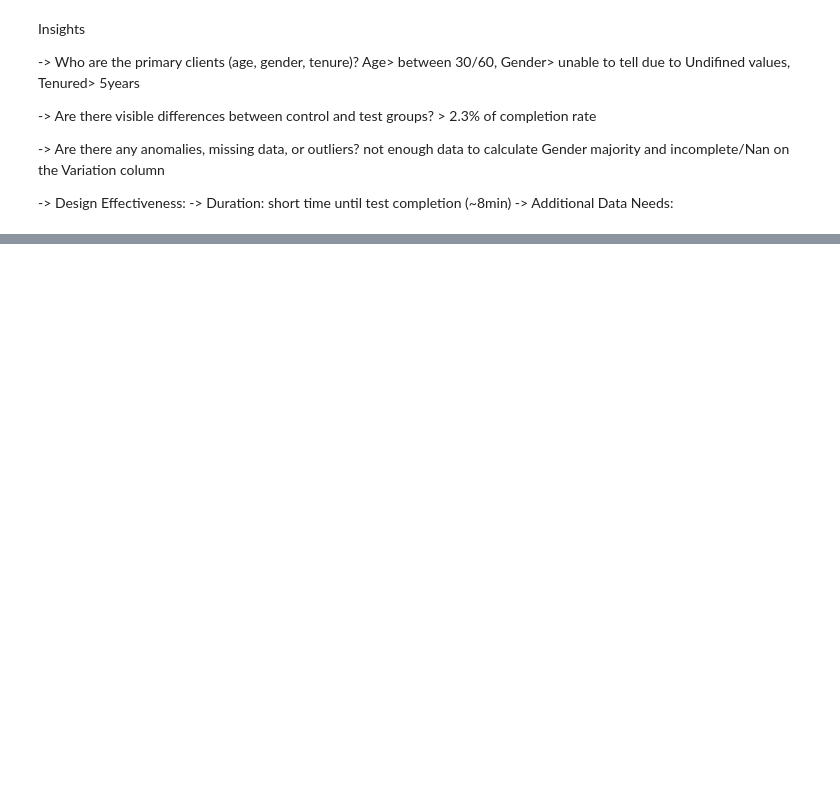
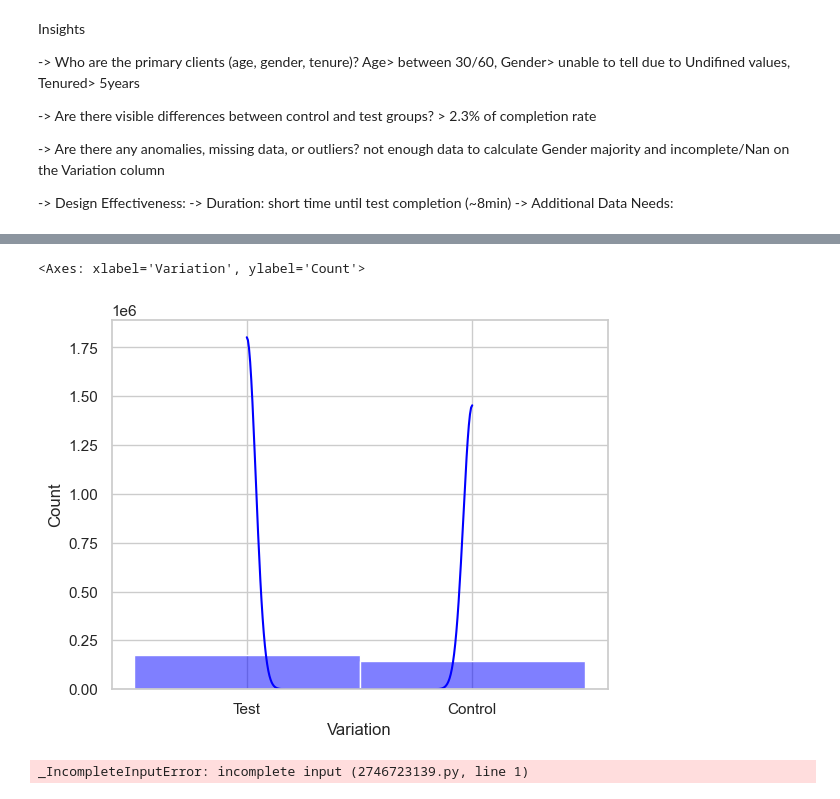
Before and after one commit to GucciXXX4/IronHack_Project2, a Jupyter notebook: 01_EDA_and_Cleaning.ipynb, the cells around one changed output, grey strips where cells are left out. Drawn from its saved outputs; the diff is of its cells as text; code cells hidden in the pictures; blank space fills up the shorter version.

```diff
--- a/01_EDA_and_Cleaning.ipynb
+++ b/01_EDA_and_Cleaning.ipynb
@@ -463,0 +490,9 @@ Insights
+# %%
+sns.histplot(web_data['Variation'], kde=True, bins=30, color="Blue")
+# %% [output]
+<Axes: xlabel='Variation', ylabel='Count'>
+[figure, added]
+# %%
+stats.probplot(web_data['variation'], plot=plt
+# %% [output]
+_IncompleteInputError: incomplete input (2746723139.py, line 1)
```
Also changed, not shown: parts of 7 cells of this notebook, 4 other files.
